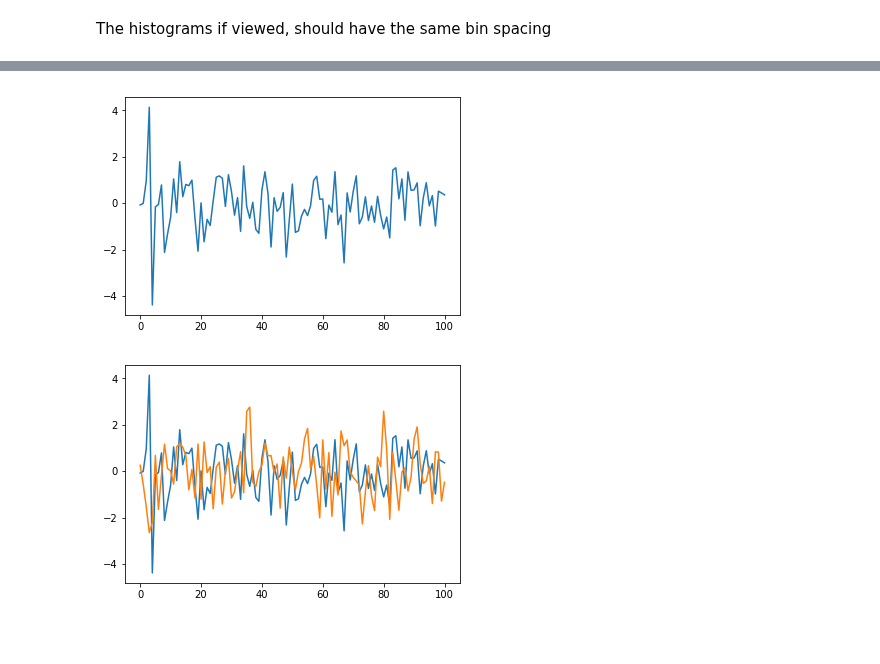
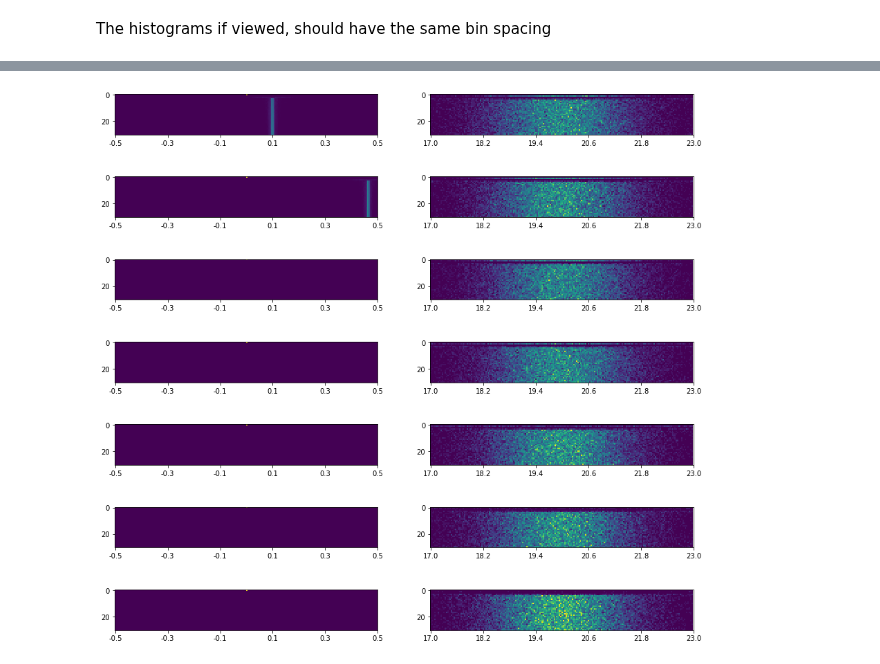
Before and after one commit to rahularya50/control-proj, a Jupyter notebook: Jupyter Notebooks/Simulated Dynamics with estimate update.ipynb, the cells around one changed output, grey strips where cells are left out. Cells and saved outputs as stored; diff of their text form; code cells hidden in the pictures; blank space fills up the shorter version.

Commit message:
Histograms

```diff
--- a/Jupyter Notebooks/Simulated Dynamics with estimate update.ipynb
+++ b/Jupyter Notebooks/Simulated Dynamics with estimate update.ipynb
@@ -216,24 +195,33 @@ def generate_data_with_params(a, u, sigma_x, T, N):
         trials.append(trial(a, u, sigma_x, T))
     return trials
 # %%
-def plot_exp(exps, hist_bins, ahat_endpoints, x_endpoints):
-    f, ax = plt.subplots(len(exps), 2, figsize=(15, 15))
+def generate_histograms(exps, hist_bins, ahat_endpoints, x_endpoints):
+    ahat_histograms = []
+    state_histograms = []
+    abin = None
+    xbin = None
     for j in range(len(exps)):
         XNs = []
         Ns = []
+        # change this time variable somehow
         for i in range(31):
-            N, bins = np.histogram(exps[j][:, 1, i], hist_bins, range=ahat_endpoints[j])
-            XN, Xbins = np.histogram(exps[j][:, 0, i], hist_bins, range=x_endpoints[j])
+            N, abin = np.histogram(exps[j][:, 1, i], hist_bins, range=ahat_endpoints)
+            XN, xbin = np.histogram(exps[j][:, 0, i], hist_bins, range=x_endpoints)
             Ns.append(N)
             XNs.append(XN)
-        Ns = np.array(Ns)
-        XNs = np.array(XNs)
-        ax[j,0].imshow(np.power(Ns, 0.5))
+        ahat_histograms.append(np.array(Ns))
+        state_histograms.append(np.array(XNs))
+    return ahat_histograms, state_histograms, abin, xbin
+
+def plot_histograms(histograms, brightness, hist_bins, abin, xbin):
+    f, ax = plt.subplots(len(histograms[0]), 2, figsize=(15, 15))
+    for j in range(len(histograms[0])):
+        ax[j,0].imshow(np.power(histograms[0][j], brightness))
         ax[j,0].set_xticks(range(hist_bins+1)[::hist_bins//5])
-        ax[j,0].set_xticklabels(np.around(bins[::hist_bins//5], decimals=1));
-        ax[j,1].imshow(np.power(XNs, 0.5))
+        ax[j,0].set_xticklabels(np.around(abin[::hist_bins//5], decimals=1));
+        ax[j,1].imshow(np.power(histograms[1][j], brightness))
         ax[j,1].set_xticks(range(hist_bins+1)[::hist_bins//5])
-        ax[j,1].set_xticklabels(np.around(Xbins[::hist_bins//5], decimals=1));
+        ax[j,1].set_xticklabels(np.around(xbin[::hist_bins//5], decimals=1));
 
 #experiments = []
 #for param in np.logspace(-1, 3, num=7):
@@ -245,7 +233,6 @@ def plot_exp(exps, hist_bins, ahat_endpoints, x_endpoints):
 experiments = []
 paramspace = np.logspace(-1, 3, num=7)
 for p in paramspace:
-    trials = generate_data_with_params(p, 0.1, 0.1, 30, 1000)
+    trials = generate_data_with_params(p, 20, 0.1, 30, 1000)
     trials = np.array(trials)
     experiments.append(trials)
-plot_exp(experiments, 200, [(-2 + p, 2 + p) for p in paramspace], [(-3, 3) for p in paramspace])
@@ -254,12 +239,5 @@ plot_exp(experiments, 200, [(-2 + p, 2 + p) for p in paramspace], [(-3, 3) for p
-# %%
-trials2 = generate_data_with_params(2, 0.01, 0.1, 100, 1000)
-trials2 = np.array(trials2)
-for i in range(1):
-    plt.plot(trials2[i,0, :])
-# %% [output]
-[figure, removed]
-# %%
-for i in range(2):
-    plt.plot(trials2[i,0, :])
-# %% [output]
-[figure, removed]
+# %%
+ahh, xhh, abin, xbin = generate_histograms(experiments, 200, (-0.5, 0.5), (17, 23));
+plot_histograms((ahh,xhh), 1, 200, abin, xbin)
+# %% [output]
+[figure, added]
```
Also changed, not shown: parts of 9 cells of this notebook, 8 other files.
